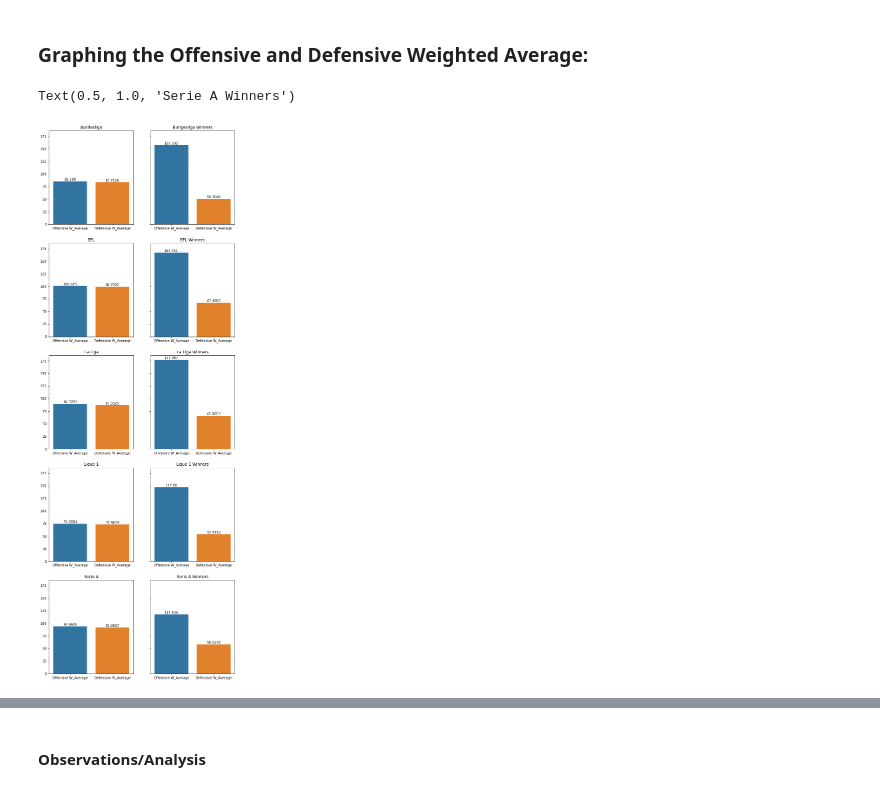
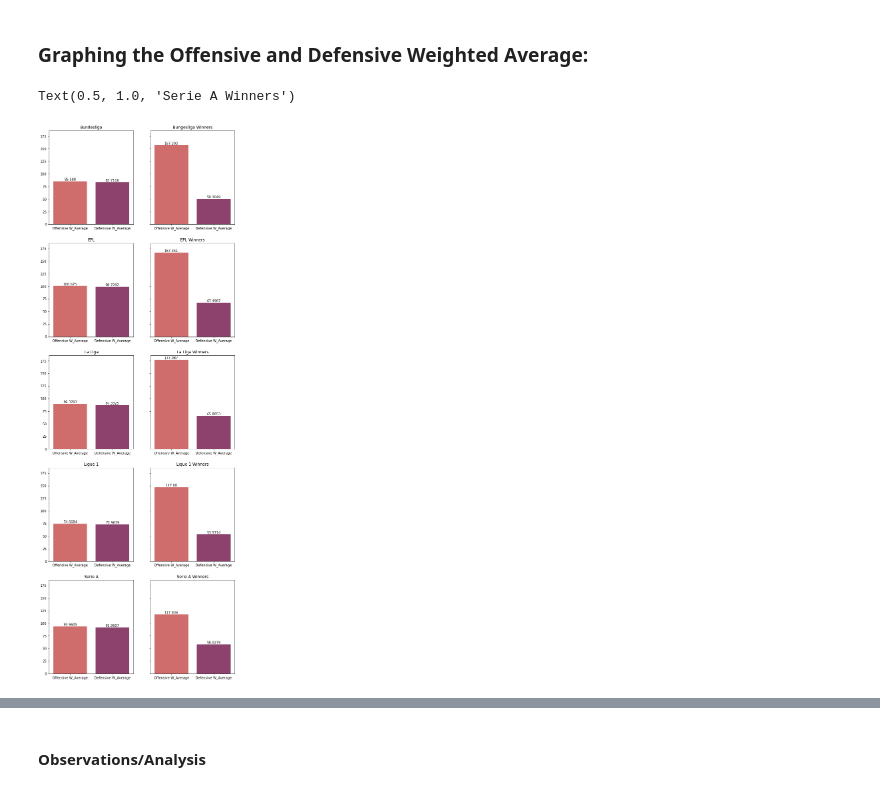
Before and after one commit to data301-2021-summer2/football-metrics-analysis, a Jupyter notebook: analysis/Final_Unified_Analysis.ipynb, the cells around one changed output, grey strips where cells are left out. Drawn from its saved outputs; the diff is of its cells as text; code cells hidden in the pictures.

Commit message:
Working on graphs

```diff
--- a/analysis/Final_Unified_Analysis.ipynb
+++ b/analysis/Final_Unified_Analysis.ipynb
@@ -100,37 +92,37 @@ display(df_av)
 # %%
 fig, axes = plt.subplots(5, 2, figsize=(10,30),sharey=True)
 #fig.suptitle('Comparing the Top Teams and their League in Regards to their Offensive and Defensive Weighted Average ')
-ax = sns.barplot(ax = axes[0,0], data = df_av.iloc[0:1])
+ax = sns.barplot(ax = axes[0,0], data = df_av.iloc[0:1], palette='flare')
 ax.bar_label(ax.containers[0])
-ax2 = sns.barplot(ax = axes[0,1], data = df_av.iloc[1:2])
+ax2 = sns.barplot(ax = axes[0,1], data = df_av.iloc[1:2], palette='flare')
 ax2.bar_label(ax2.containers[0])
-ax3 = sns.barplot(ax = axes[1,0], data = df_av.iloc[2:3])
+ax3 = sns.barplot(ax = axes[1,0], data = df_av.iloc[2:3], palette='flare')
 ax3.bar_label(ax3.containers[0])
-ax4 = sns.barplot(ax = axes[1,1], data = df_av.iloc[3:4])
+ax4 = sns.barplot(ax = axes[1,1], data = df_av.iloc[3:4], palette='flare')
 ax4.bar_label(ax4.containers[0])
-ax5 = sns.barplot(ax = axes[2,0], data = df_av.iloc[4:5])
+ax5 = sns.barplot(ax = axes[2,0], data = df_av.iloc[4:5], palette='flare')
 ax5.bar_label(ax5.containers[0])
-ax6 = sns.barplot(ax = axes[2,1], data = df_av.iloc[5:6])
+ax6 = sns.barplot(ax = axes[2,1], data = df_av.iloc[5:6], palette='flare')
 ax6.bar_label(ax6.containers[0])
-ax7 = sns.barplot(ax = axes[3,0], data = df_av.iloc[6:7])
+ax7 = sns.barplot(ax = axes[3,0], data = df_av.iloc[6:7], palette='flare')
 ax7.bar_label(ax7.containers[0])
-ax8 = sns.barplot(ax = axes[3,1], data = df_av.iloc[7:8])
+ax8 = sns.barplot(ax = axes[3,1], data = df_av.iloc[7:8], palette='flare')
 ax8.bar_label(ax8.containers[0])
-ax9 = sns.barplot(ax = axes[4,0], data = df_av.iloc[8:9])
+ax9 = sns.barplot(ax = axes[4,0], data = df_av.iloc[8:9], palette='flare')
 ax9.bar_label(ax9.containers[0])
-ax10 = sns.barplot(ax = axes[4,1], data = df_av.iloc[9:10])
+ax10 = sns.barplot(ax = axes[4,1], data = df_av.iloc[9:10], palette='flare')
 ax10.bar_label(ax10.containers[0])
 
 axes[0,0].set_title('Bundesliga')
 axes[0,1].set_title('Bungesliga Winners')
 axes[1,0].set_title('EPL')
 axes[1,1].set_title('EPL Winners')
 axes[2,0].set_title('La Liga')
 axes[2,1].set_title('La Liga Winners')
 axes[3,0].set_title('Ligue 1')
 axes[3,1].set_title('Ligue 1 Winners')
 axes[4,0].set_title('Serie A')
 axes[4,1].set_title('Serie A Winners')
 # %% [output]
 Text(0.5, 1.0, 'Serie A Winners')
-[figure, old version]
+[figure, new version]
```
Also changed, not shown: parts of 3 cells of this notebook.
